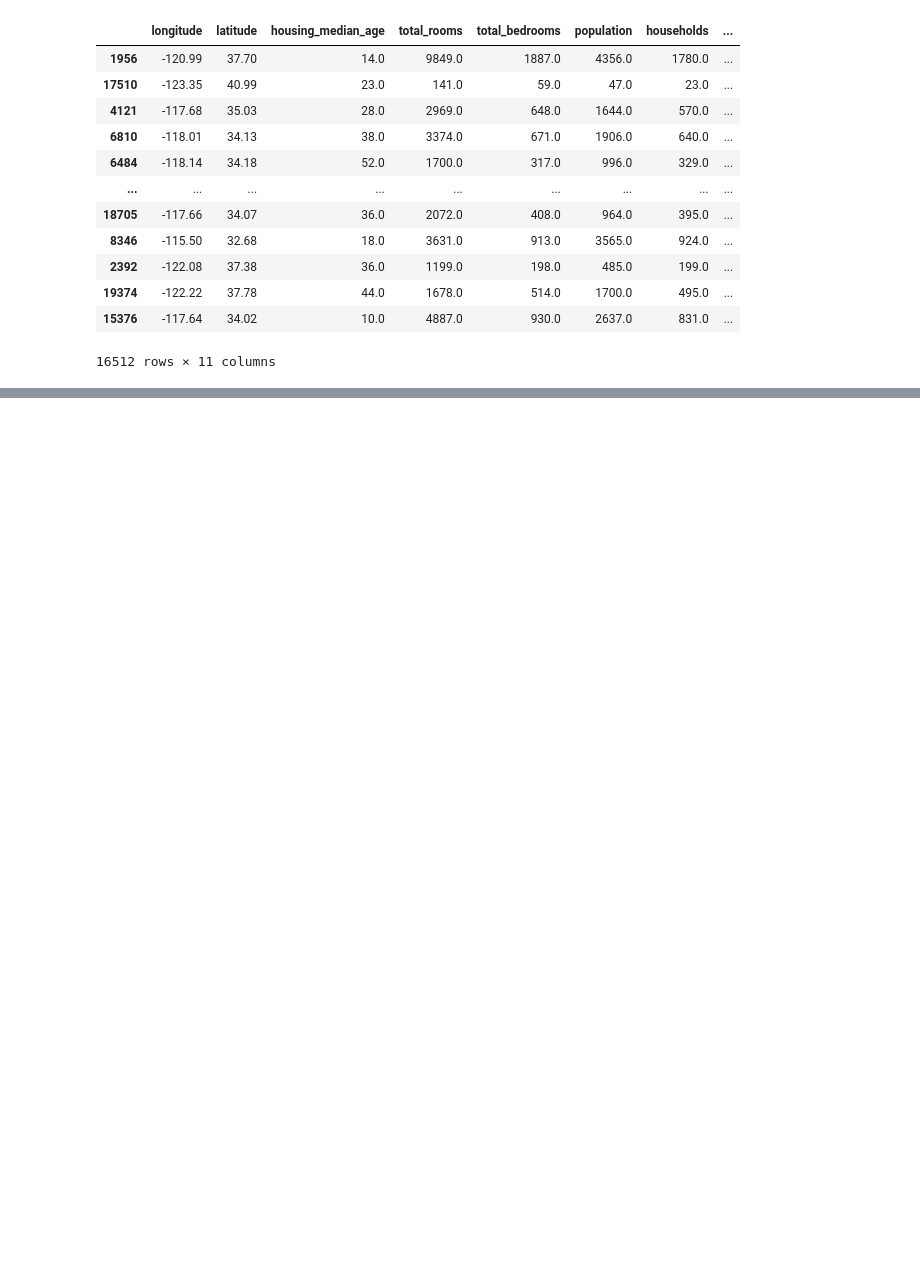
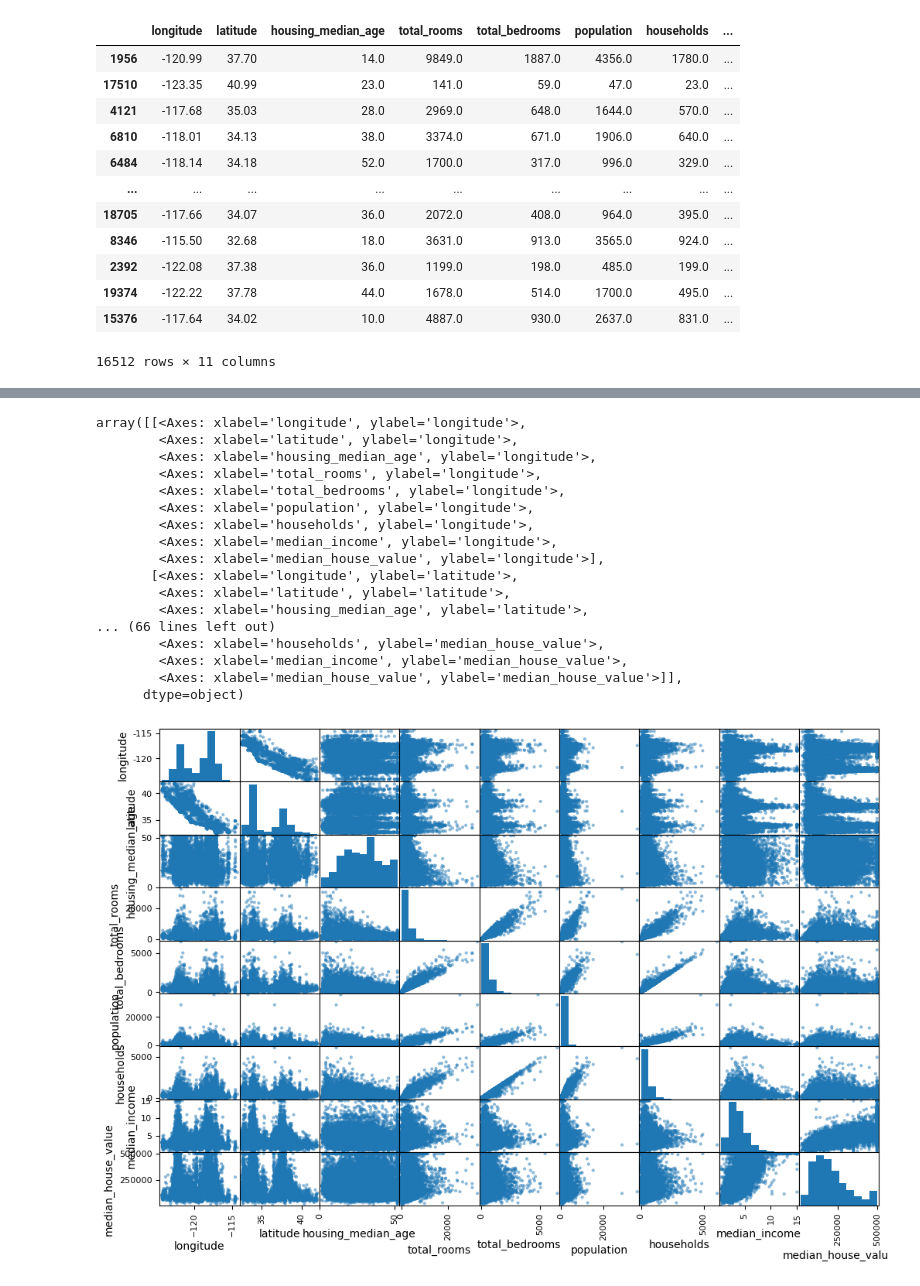
Before and after one commit to aditya-raj-bhakta/ml, a Jupyter notebook: houses.ipynb, the cells around one changed output, grey strips where cells are left out. Saved outputs shown, nothing was run; the diff lists cells and outputs as text; code cells hidden in the pictures; blank space fills up the shorter version.

```diff
--- a/houses.ipynb
+++ b/houses.ipynb
@@ -156,0 +204,21 @@ ValueError: The least populated classes in y have only 1 member, which is too fe
+# %%
+scatter_matrix(train, figsize=(12, 8))
+# %% [output]
+array([[<Axes: xlabel='longitude', ylabel='longitude'>,
+        <Axes: xlabel='latitude', ylabel='longitude'>,
+        <Axes: xlabel='housing_median_age', ylabel='longitude'>,
+        <Axes: xlabel='total_rooms', ylabel='longitude'>,
+        <Axes: xlabel='total_bedrooms', ylabel='longitude'>,
+        <Axes: xlabel='population', ylabel='longitude'>,
+        <Axes: xlabel='households', ylabel='longitude'>,
+        <Axes: xlabel='median_income', ylabel='longitude'>,
+        <Axes: xlabel='median_house_value', ylabel='longitude'>],
+       [<Axes: xlabel='longitude', ylabel='latitude'>,
+        <Axes: xlabel='latitude', ylabel='latitude'>,
+        <Axes: xlabel='housing_median_age', ylabel='latitude'>,
+... (66 lines left out)
+        <Axes: xlabel='households', ylabel='median_house_value'>,
+        <Axes: xlabel='median_income', ylabel='median_house_value'>,
+        <Axes: xlabel='median_house_value', ylabel='median_house_value'>]],
+      dtype=object)
+[figure, added]
```
Also changed, not shown: parts of 14 cells of this notebook, 2 other files.
